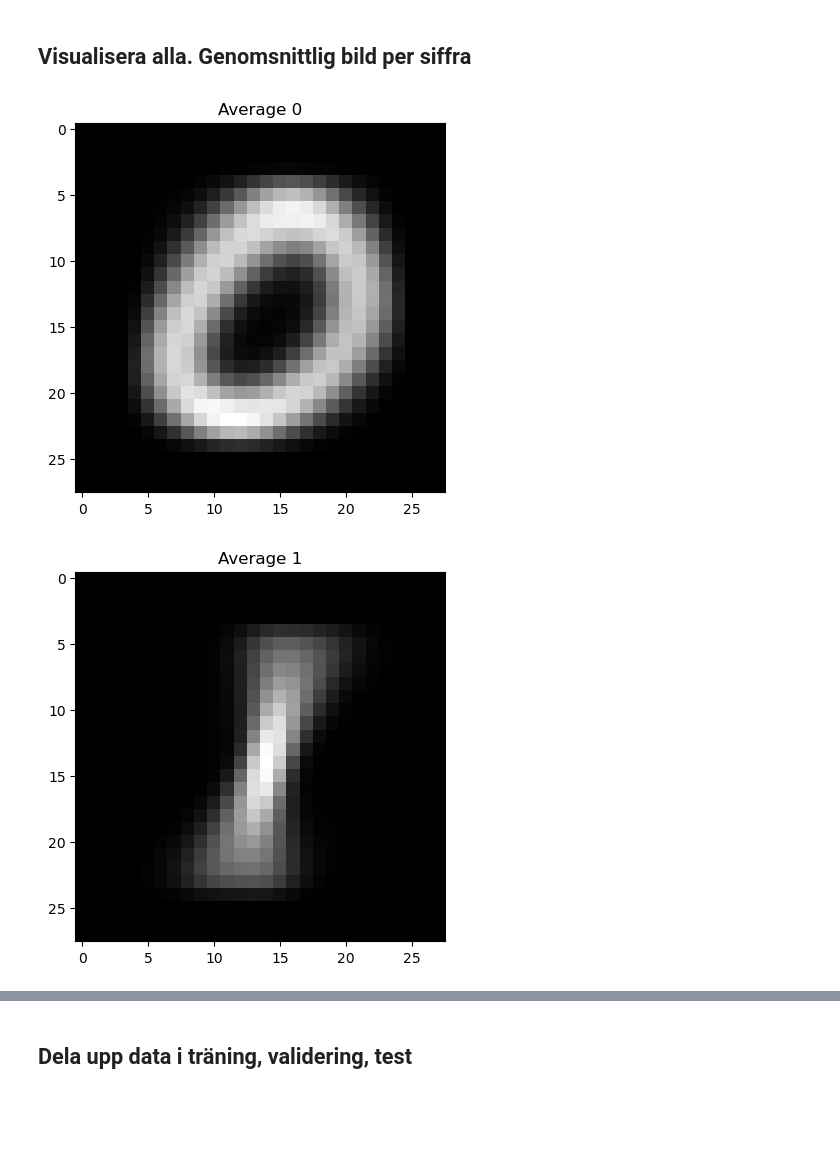
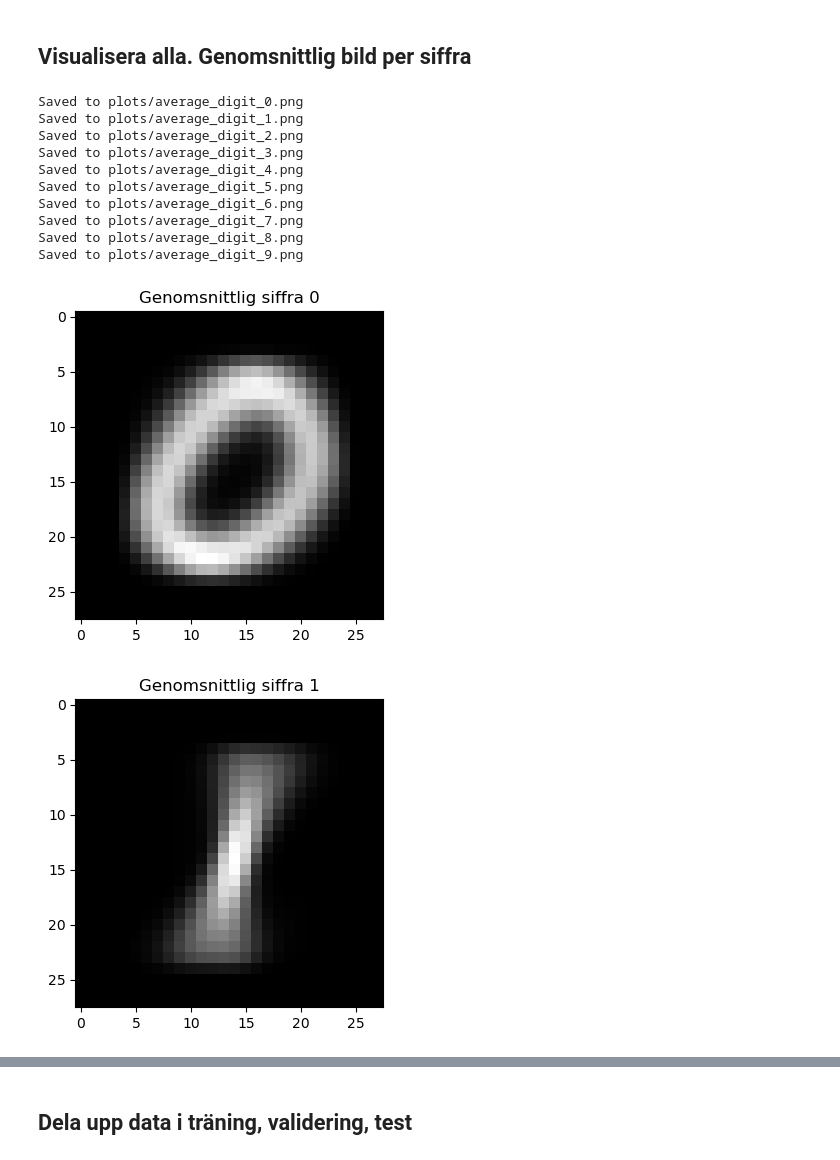
Before and after one commit to alexanderlvov1/PAITH2025, a Jupyter notebook: 2026/hemlaxa/AIkunskapskontroll2026Del2EDA.ipynb, the cells around one changed output, grey strips where cells are left out. Saved outputs shown, nothing was run; the diff lists cells and outputs as text; code cells hidden in the pictures; blank space fills up the shorter version.

```diff
--- a/2026/hemlaxa/AIkunskapskontroll2026Del2EDA.ipynb
+++ b/2026/hemlaxa/AIkunskapskontroll2026Del2EDA.ipynb
@@ -288,7 +335,20 @@ plot_pixel_distribution(X) # hur många pixlar för alla bilder
 # %% [markdown]
 ## Visualisera alla. Genomsnittlig bild per siffra
 # %%
-plot_average_digits(X, y) # Genomsnittlig bild för varje siffra, visar typiska mönster och variationer inom klasserna. Algoritmen är vanlig asimetrisk medelberäkning.
+plot_average_digits(X, y) # Genomsnittlig bild för varje siffra, visar typiska mönster och variationer inom klasserna.
+# Visa alla sparade genomsnittsbilderna
+for digit in np.unique(y):
+    display(Image(f"plots/average_digit_{digit}.png"))
 # %% [output]
+Saved to plots/average_digit_0.png
+Saved to plots/average_digit_1.png
+Saved to plots/average_digit_2.png
+Saved to plots/average_digit_3.png
+Saved to plots/average_digit_4.png
+Saved to plots/average_digit_5.png
+Saved to plots/average_digit_6.png
+Saved to plots/average_digit_7.png
+Saved to plots/average_digit_8.png
+Saved to plots/average_digit_9.png
-[figure, old version]
+[figure, new version]
-[figure, old version]
+[figure, new version]
```
Also changed, not shown: parts of 12 cells of this notebook.
